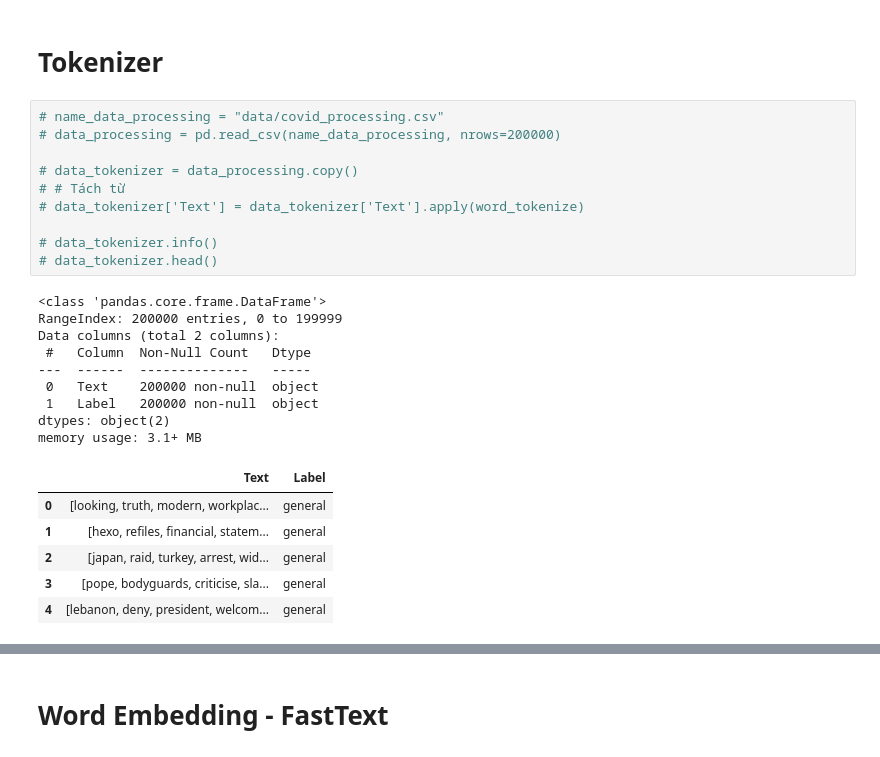
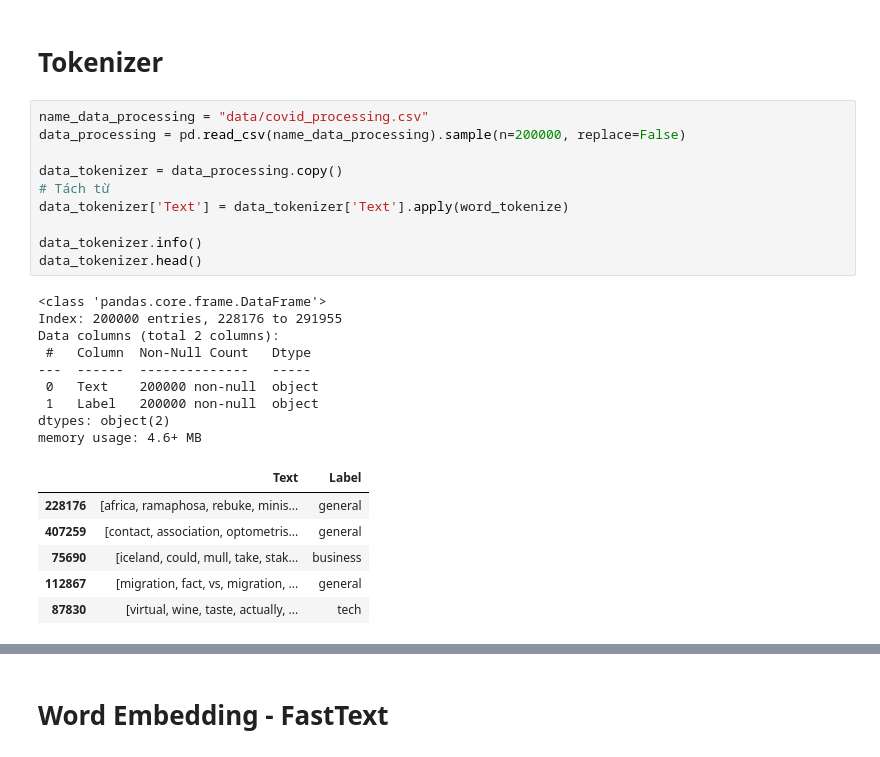
Before and after one commit to TriHoaiLoc/text_classification, a Jupyter notebook: Text_Classification - covid.ipynb, the cells around one changed output, grey strips where cells are left out. Saved outputs shown, nothing was run; the diff lists cells and outputs as text.

```diff
--- a/Text_Classification - covid.ipynb
+++ b/Text_Classification - covid.ipynb
@@ -242,28 +248,28 @@ Name: length, dtype: float64
 # %% [markdown]
 # Tokenizer
 # %%
-# name_data_processing = "data/covid_processing.csv"
-# data_processing = pd.read_csv(name_data_processing, nrows=200000)
+name_data_processing = "data/covid_processing.csv"
+data_processing = pd.read_csv(name_data_processing).sample(n=200000, replace=False)
 
-# data_tokenizer = data_processing.copy()
-# # Tách từ
-# data_tokenizer['Text'] = data_tokenizer['Text'].apply(word_tokenize)
+data_tokenizer = data_processing.copy()
+# Tách từ
+data_tokenizer['Text'] = data_tokenizer['Text'].apply(word_tokenize)
 
-# data_tokenizer.info()
-# data_tokenizer.head()
+data_tokenizer.info()
+data_tokenizer.head()
 # %% [output]
 <class 'pandas.core.frame.DataFrame'>
-RangeIndex: 200000 entries, 0 to 199999
+Index: 200000 entries, 228176 to 291955
 Data columns (total 2 columns):
  #   Column  Non-Null Count   Dtype
 ---  ------  --------------   -----
  0   Text    200000 non-null  object
  1   Label   200000 non-null  object
 dtypes: object(2)
-memory usage: 3.1+ MB
+memory usage: 4.6+ MB
 |  | Text | Label |
-| 0 | [looking, truth, modern, workplac... | general |
-| 1 | [hexo, refiles, financial, statem... | general |
-| 2 | [japan, raid, turkey, arrest, wid... | general |
-| 3 | [pope, bodyguards, criticise, sla... | general |
-| 4 | [lebanon, deny, president, welcom... | general |
+| 228176 | [africa, ramaphosa, rebuke, minis... | general |
+| 407259 | [contact, association, optometris... | general |
+| 75690 | [iceland, could, mull, take, stak... | business |
+| 112867 | [migration, fact, vs, migration, ... | general |
+| 87830 | [virtual, wine, taste, actually, ... | tech |
```
Also changed, not shown: parts of 35 cells of this notebook, 25 other files.
